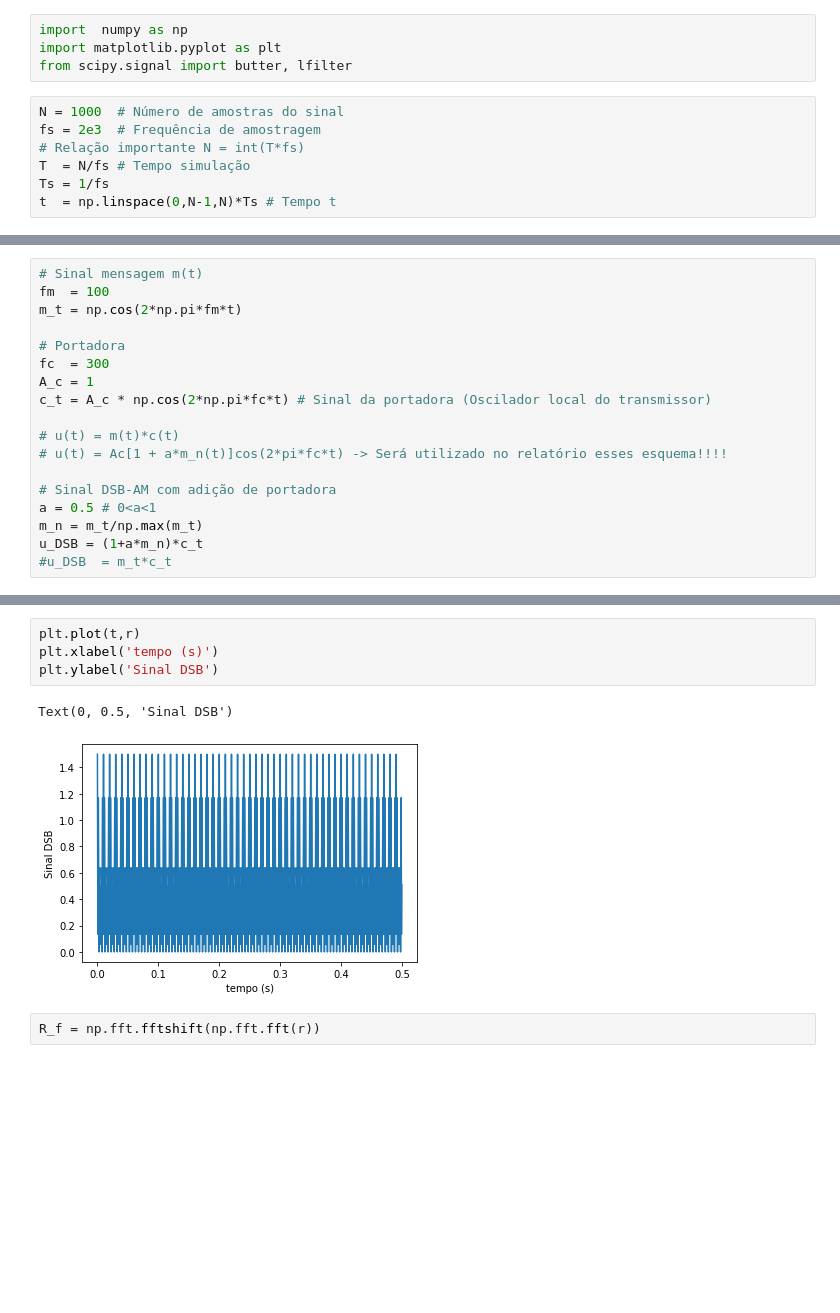
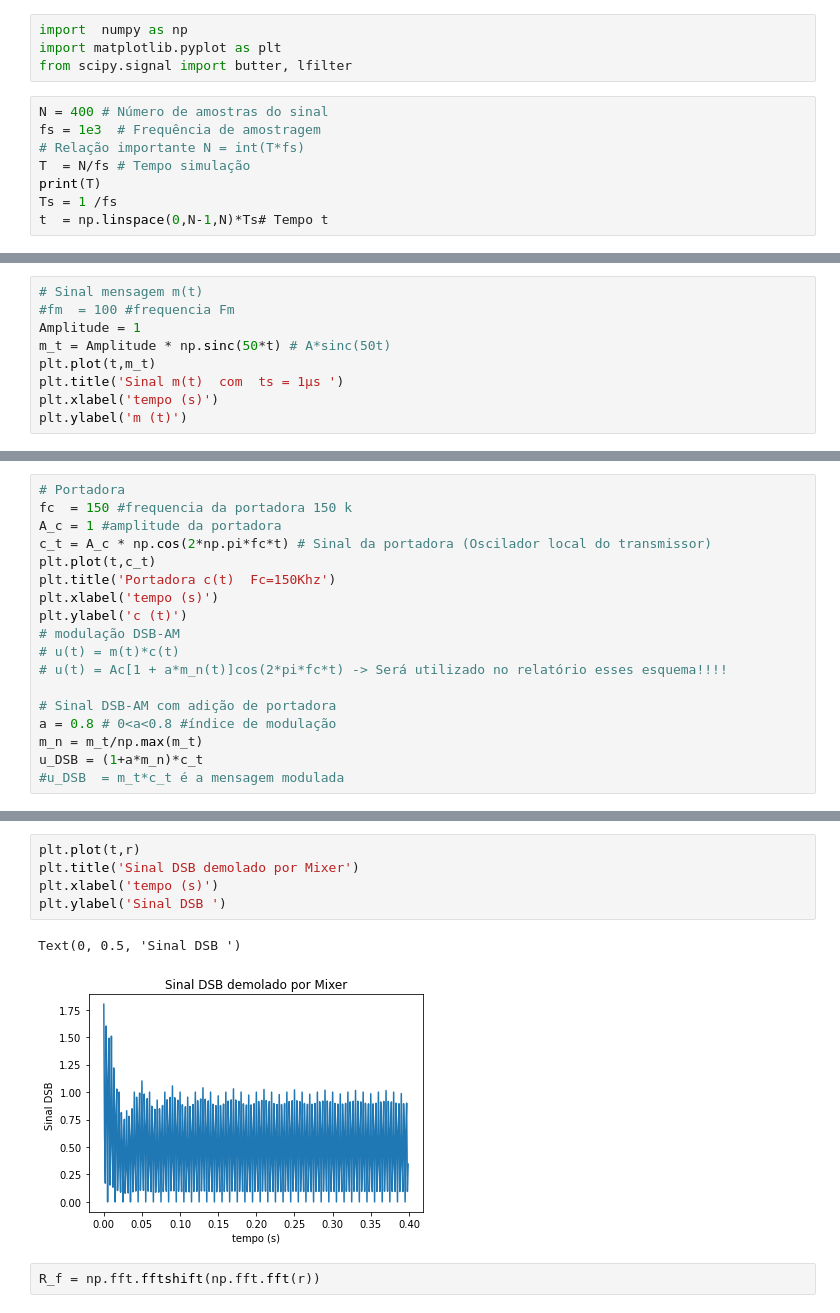
Before and after one commit to mfelippe/Principio-de-Comunica-o, a Jupyter notebook: Sinais AM e Filtragem/Sinais_AM.ipynb, the cells around one changed output, grey strips where cells are left out. Drawn from its saved outputs; the diff is of its cells as text; blank space fills up the shorter version.

Commit message:
sinal AM sinc(50t) variando de 0<t<0,4

```diff
--- a/Sinais AM e Filtragem/Sinais_AM.ipynb
+++ b/Sinais AM e Filtragem/Sinais_AM.ipynb
@@ -3,9 +3,10 @@ import  numpy as np
 import matplotlib.pyplot as plt
 from scipy.signal import butter, lfilter
 # %%
-N = 1000  # Número de amostras do sinal
-fs = 2e3  # Frequência de amostragem
+N = 400 # Número de amostras do sinal
+fs = 1e3  # Frequência de amostragem
 # Relação importante N = int(T*fs)
 T  = N/fs # Tempo simulação
-Ts = 1/fs
-t  = np.linspace(0,N-1,N)*Ts # Tempo t
+print(T)
+Ts = 1 /fs
+t  = np.linspace(0,N-1,N)*Ts# Tempo t
@@ -11,0 +15,9 @@ t  = np.linspace(0,N-1,N)*Ts # Tempo t
+# %%
+# Sinal mensagem m(t)
+#fm  = 100 #frequencia Fm
+Amplitude = 1
+m_t = Amplitude * np.sinc(50*t) # A*sinc(50t)
+plt.plot(t,m_t)
+plt.title('Sinal m(t)  com  ts = 1µs ')
+plt.xlabel('tempo (s)')
+plt.ylabel('m (t)')
@@ -12,18 +27,18 @@ t  = np.linspace(0,N-1,N)*Ts # Tempo t
 # %%
-# Sinal mensagem m(t)
-fm  = 100
-m_t = np.cos(2*np.pi*fm*t)
-
 # Portadora
-fc  = 300
-A_c = 1
+fc  = 150 #frequencia da portadora 150 k
+A_c = 1 #amplitude da portadora
 c_t = A_c * np.cos(2*np.pi*fc*t) # Sinal da portadora (Oscilador local do transmissor)
-
+plt.plot(t,c_t)
+plt.title('Portadora c(t)  Fc=150Khz')
+plt.xlabel('tempo (s)')
+plt.ylabel('c (t)')
+# modulação DSB-AM
 # u(t) = m(t)*c(t)
 # u(t) = Ac[1 + a*m_n(t)]cos(2*pi*fc*t) -> Será utilizado no relatório esses esquema!!!!
 
 # Sinal DSB-AM com adição de portadora
-a = 0.5 # 0<a<1
+a = 0.8 # 0<a<0.8 #índice de modulação
 m_n = m_t/np.max(m_t)
 u_DSB = (1+a*m_n)*c_t
-#u_DSB  = m_t*c_t
+#u_DSB  = m_t*c_t é a mensagem modulada
@@ -54,11 +72,12 @@ c_r = A_c*np.cos(2*np.pi*fc*t + phi)
 r   = u_DSB*c_r
 # %%
 plt.plot(t,r)
+plt.title('Sinal DSB demolado por Mixer')
 plt.xlabel('tempo (s)')
-plt.ylabel('Sinal DSB')
+plt.ylabel('Sinal DSB ')
 # %% [output]
-Text(0, 0.5, 'Sinal DSB')
+Text(0, 0.5, 'Sinal DSB ')
-[figure, old version]
+[figure, new version]
 # %%
 R_f = np.fft.fftshift(np.fft.fft(r))
 # %%
```
Also changed, not shown: parts of 11 cells of this notebook.
